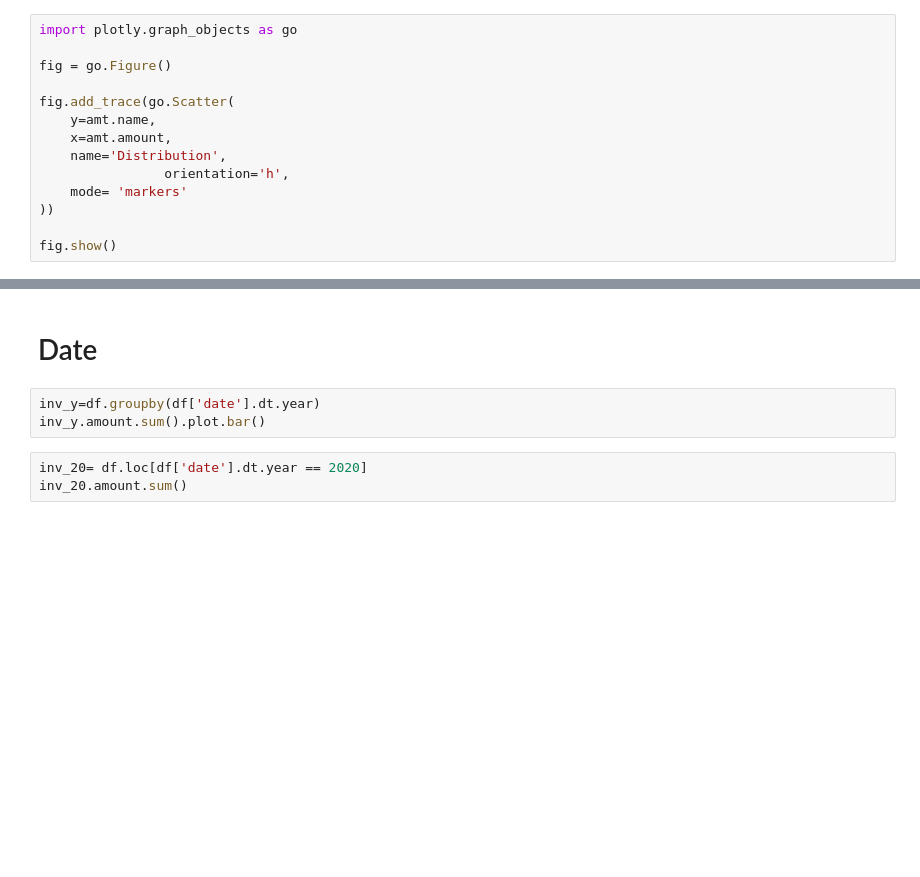
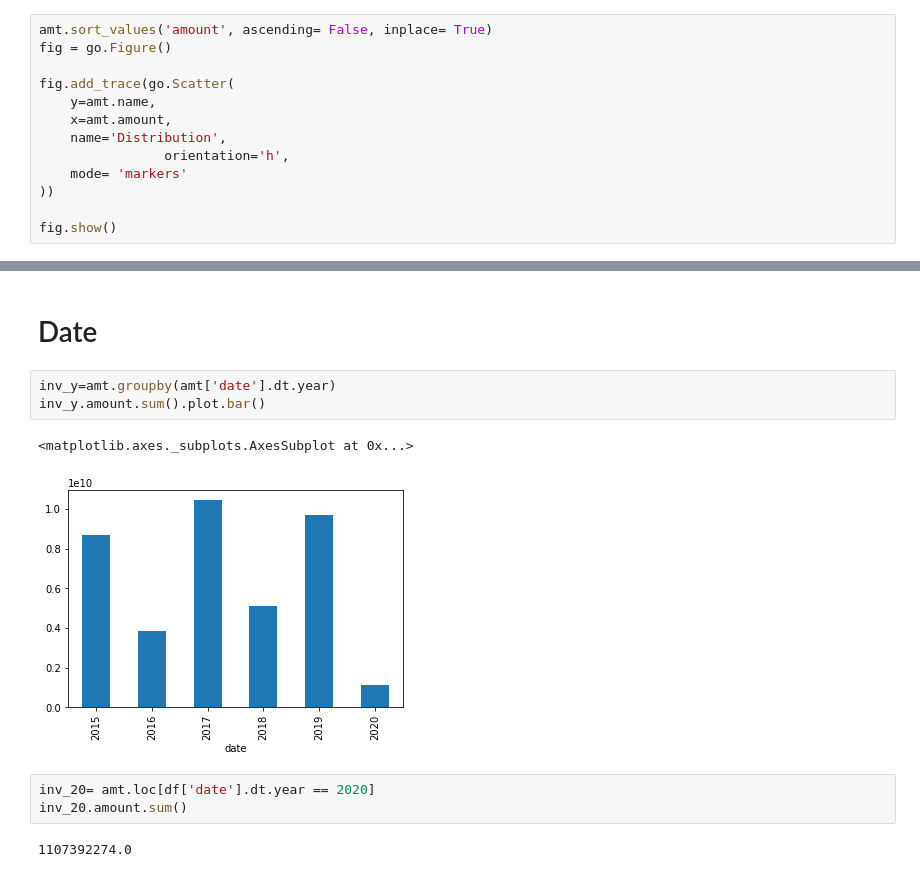
Before and after one commit to rishabh-runwal/startups, a Jupyter notebook: Startups.ipynb, the cells around one changed output, grey strips where cells are left out. Cells and saved outputs as stored; diff of their text form; blank space fills up the shorter version.

```diff
--- a/Startups.ipynb
+++ b/Startups.ipynb
@@ -413,6 +450,5 @@ df.loc[df['name'] == 'Ola Cabs'].amount.sum()
 # %%
-import plotly.graph_objects as go
-
+amt.sort_values('amount', ascending= False, inplace= True)
 fig = go.Figure()
 
 fig.add_trace(go.Scatter(
@@ -441,11 +500,16 @@ fig.show()
 # %% [markdown]
 #                                                   Date
 # %%
-inv_y=df.groupby(df['date'].dt.year)
+inv_y=amt.groupby(amt['date'].dt.year)
 inv_y.amount.sum().plot.bar()
+# %% [output]
+<matplotlib.axes._subplots.AxesSubplot at 0x...>
+[figure, added]
 # %%
-inv_20= df.loc[df['date'].dt.year == 2020]
+inv_20= amt.loc[df['date'].dt.year == 2020]
 inv_20.amount.sum()
+# %% [output]
+1107392274.0
 # %%
 inv_20_m=inv_20.groupby(inv_20['date'].dt.month)
 sm=inv_20_m.amount.sum()
```
Also changed, not shown: parts of 79 cells of this notebook.
